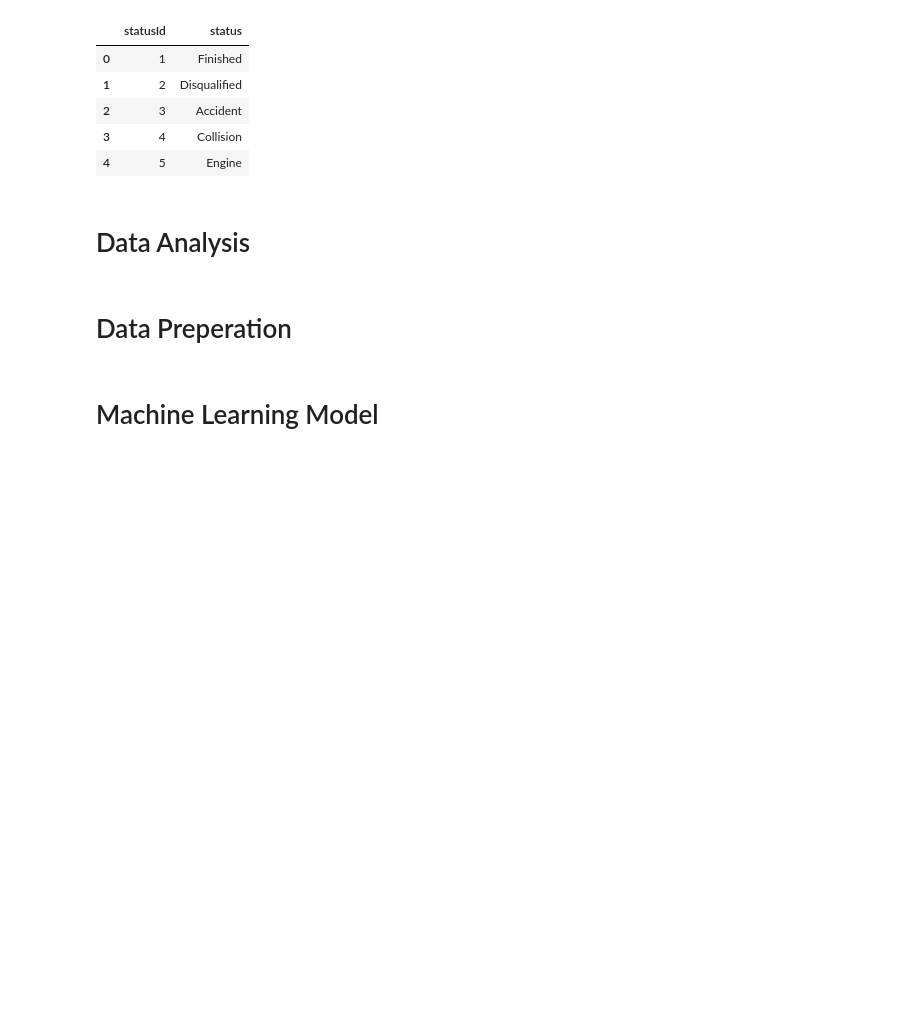
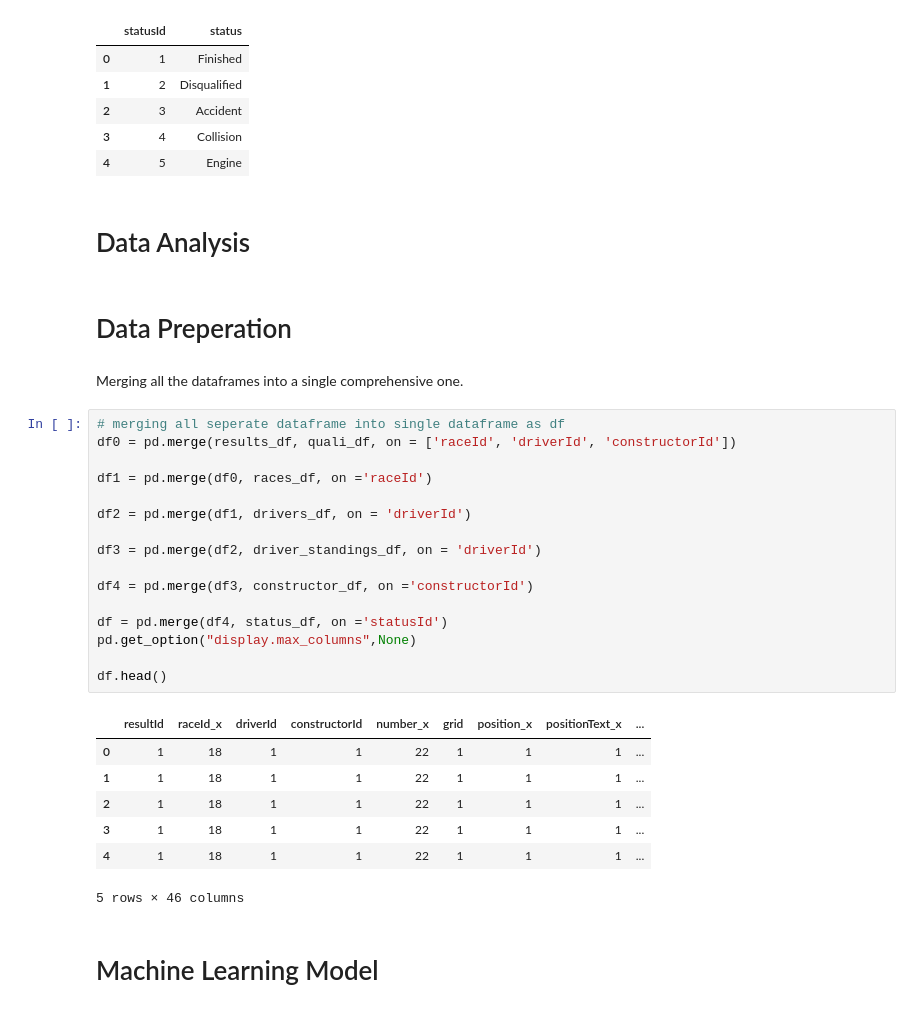
Before and after one commit to Robert336/Final-Project-CP468, a Jupyter notebook: F1_Predictor.ipynb, the cells around one changed output. Cells and saved outputs as stored; diff of their text form; blank space fills up the shorter version.

Commit message:
combine into one dataframe

```diff
--- a/F1_Predictor.ipynb
+++ b/F1_Predictor.ipynb
@@ -351,5 +369,31 @@ status_df.head()
 # Data Analysis
 # %% [markdown]
 # Data Preperation
+# %% [markdown]
+Merging all the dataframes into a single comprehensive one.
+# %%
+# merging all seperate dataframe into single dataframe as df
+df0 = pd.merge(results_df, quali_df, on = ['raceId', 'driverId', 'constructorId'])
+
+df1 = pd.merge(df0, races_df, on ='raceId')
+
+df2 = pd.merge(df1, drivers_df, on = 'driverId')
+
+df3 = pd.merge(df2, driver_standings_df, on = 'driverId')
+
+df4 = pd.merge(df3, constructor_df, on ='constructorId')
+
+df = pd.merge(df4, status_df, on ='statusId')
+pd.get_option("display.max_columns",None)
+
+df.head()
+# %% [output]
+|  | resultId | raceId_x | driverId | constructorId | number_x | grid | position_x | positionText_x | ... |
+| 0 | 1 | 18 | 1 | 1 | 22 | 1 | 1 | 1 | ... |
+| 1 | 1 | 18 | 1 | 1 | 22 | 1 | 1 | 1 | ... |
+| 2 | 1 | 18 | 1 | 1 | 22 | 1 | 1 | 1 | ... |
+| 3 | 1 | 18 | 1 | 1 | 22 | 1 | 1 | 1 | ... |
+| 4 | 1 | 18 | 1 | 1 | 22 | 1 | 1 | 1 | ... |
+5 rows × 46 columns
 # %% [markdown]
 # Machine Learning Model
```
Also changed, not shown: parts of 2 cells of this notebook.
